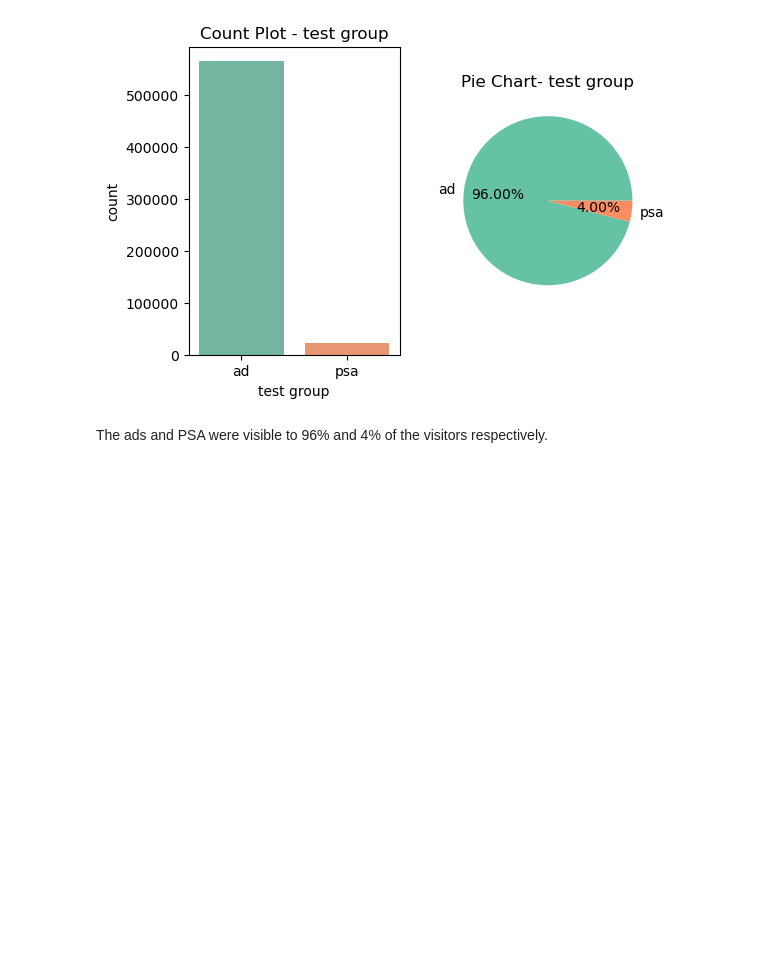
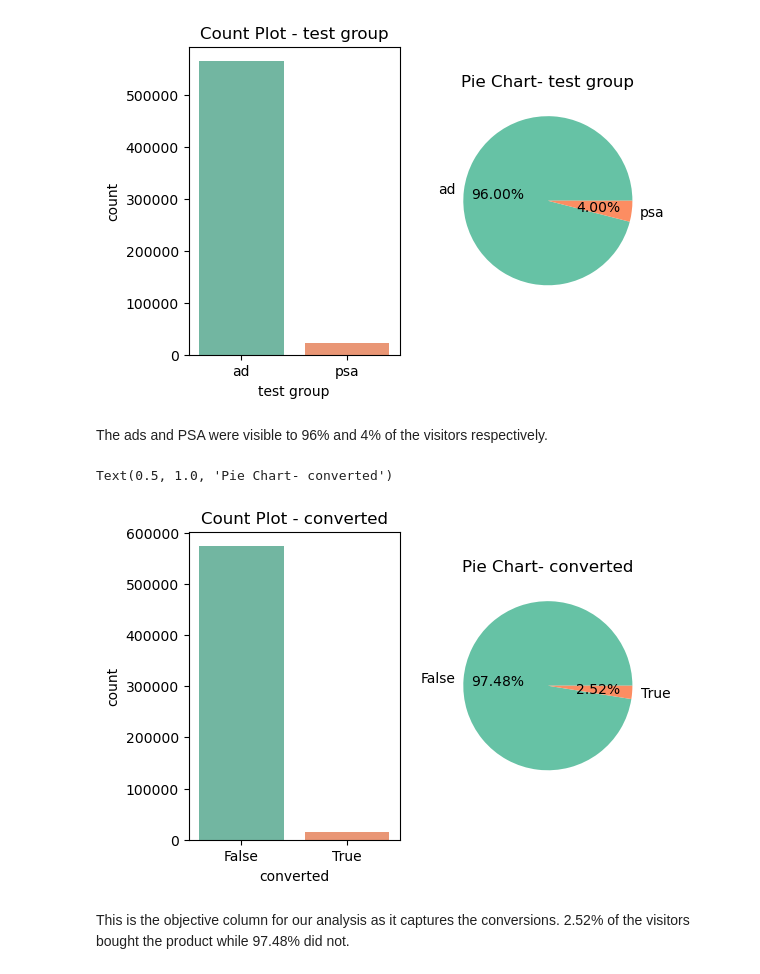
Before and after one commit to Eva088/A-B-Testing, a Jupyter notebook: Marketing.ipynb, the cells around one changed output. Saved outputs shown, nothing was run; the diff lists cells and outputs as text; code cells hidden in the pictures; blank space fills up the shorter version.

Commit message:
Visualizing the variable 'converted'

```diff
--- a/Marketing.ipynb
+++ b/Marketing.ipynb
@@ -106,3 +106,28 @@ Text(0.5, 1.0, 'Pie Chart- test group')
 [figure]
 # %% [markdown]
 The ads and PSA were visible to 96% and 4% of the visitors respectively.
+# %%
+#Visualizing the variable 'test groups'
+
+variable = 'converted'
+
+plt.figure(figsize = (6,4))
+
+#Creating a Count plot
+
+plt.subplot(1,2,1)
+sns.countplot(x = variable, data = df_cat, palette= 'Set2')
+plt.title(f'Count Plot - {variable}')
+
+#Creating a pie chart
+
+plt.subplot(1,2,2)
+counts = df_cat[variable].value_counts() #counting the frequency of each unique value in the category
+colors = sns.color_palette('Set2', len(counts))
+plt.pie(counts, labels = counts.index, autopct = '%0.2f%%', colors=colors)
+plt.title(f'Pie Chart- {variable}')
+# %% [output]
+Text(0.5, 1.0, 'Pie Chart- converted')
+[figure, added]
+# %% [markdown]
+This is the objective column for our analysis as it captures the conversions. 2.52% of the visitors bought the product while 97.48% did not.
```
Also changed, not shown: parts of 1 cell of this notebook.
